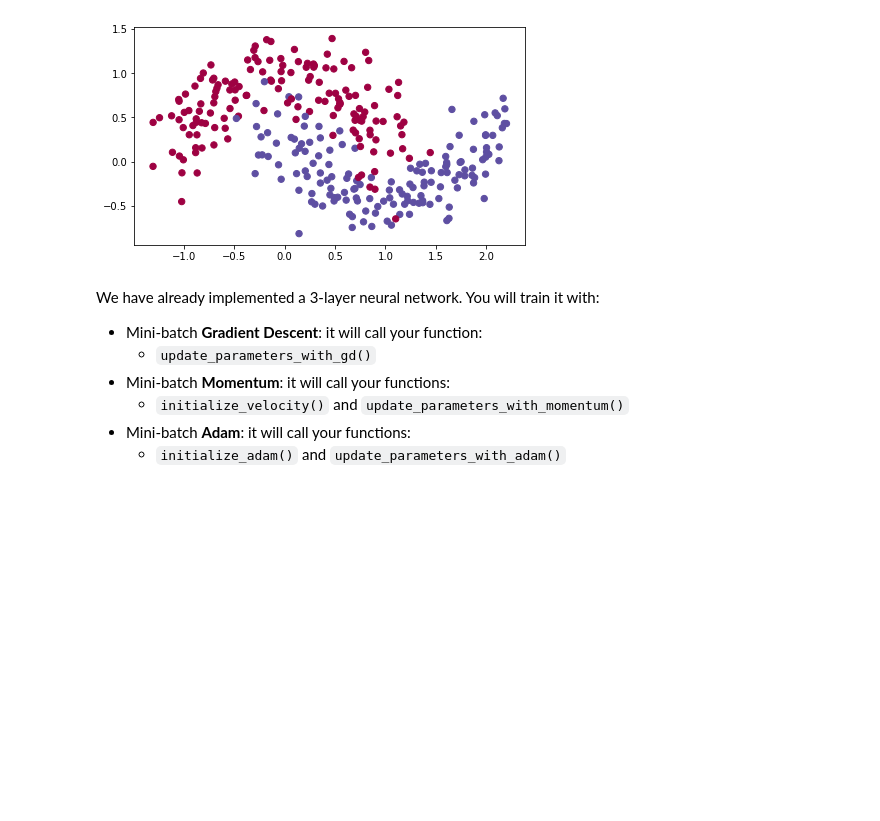
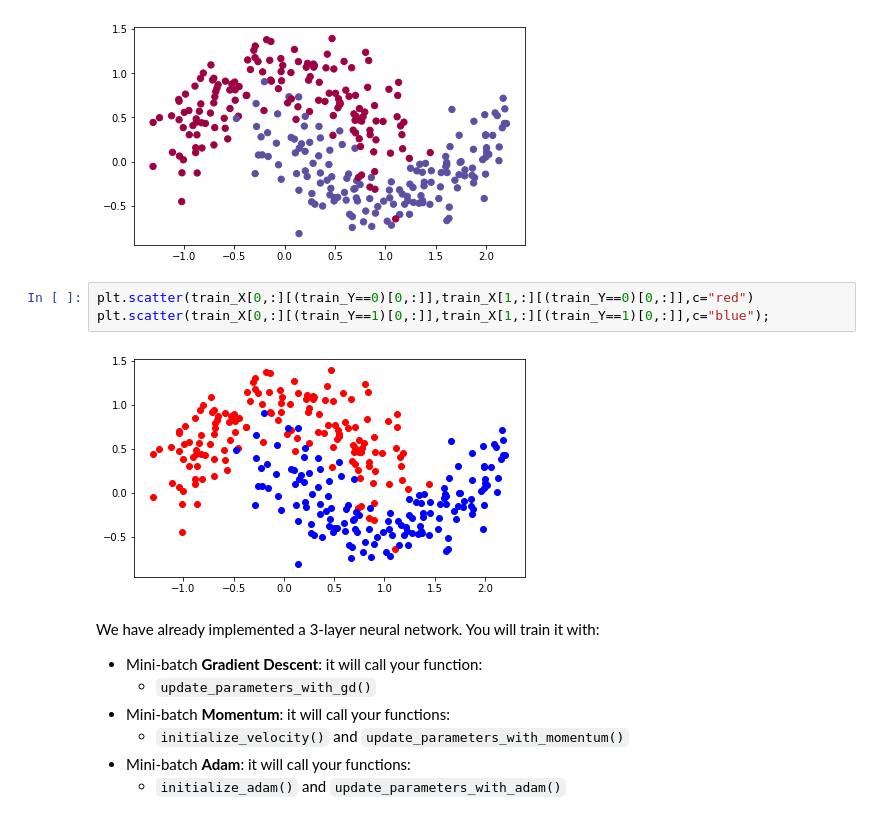
Before and after one commit to ds17/machine_learning, a Jupyter notebook: DL_Coursera/2 Imporoving DNN/Week2 - Optimization algorithms/Optimization+methods.ipynb, the cells around one changed output. Drawn from its saved outputs; the diff is of its cells as text; blank space fills up the shorter version.

```diff
--- a/DL_Coursera/2 Imporoving DNN/Week2 - Optimization algorithms/Optimization+methods.ipynb
+++ b/DL_Coursera/2 Imporoving DNN/Week2 - Optimization algorithms/Optimization+methods.ipynb
@@ -928,6 +928,11 @@ Lets use the following "moons" dataset to test the different optimization method
 train_X, train_Y = load_dataset()
 # %% [output]
 [figure]
+# %%
+plt.scatter(train_X[0,:][(train_Y==0)[0,:]],train_X[1,:][(train_Y==0)[0,:]],c="red")
+plt.scatter(train_X[0,:][(train_Y==1)[0,:]],train_X[1,:][(train_Y==1)[0,:]],c="blue");
+# %% [output]
+[figure, added]
 # %% [markdown]
 We have already implemented a 3-layer neural network. You will train it with:
 - Mini-batch **Gradient Descent**: it will call your function:
```
Also changed, not shown: parts of 4 cells of this notebook, 25 other files.
